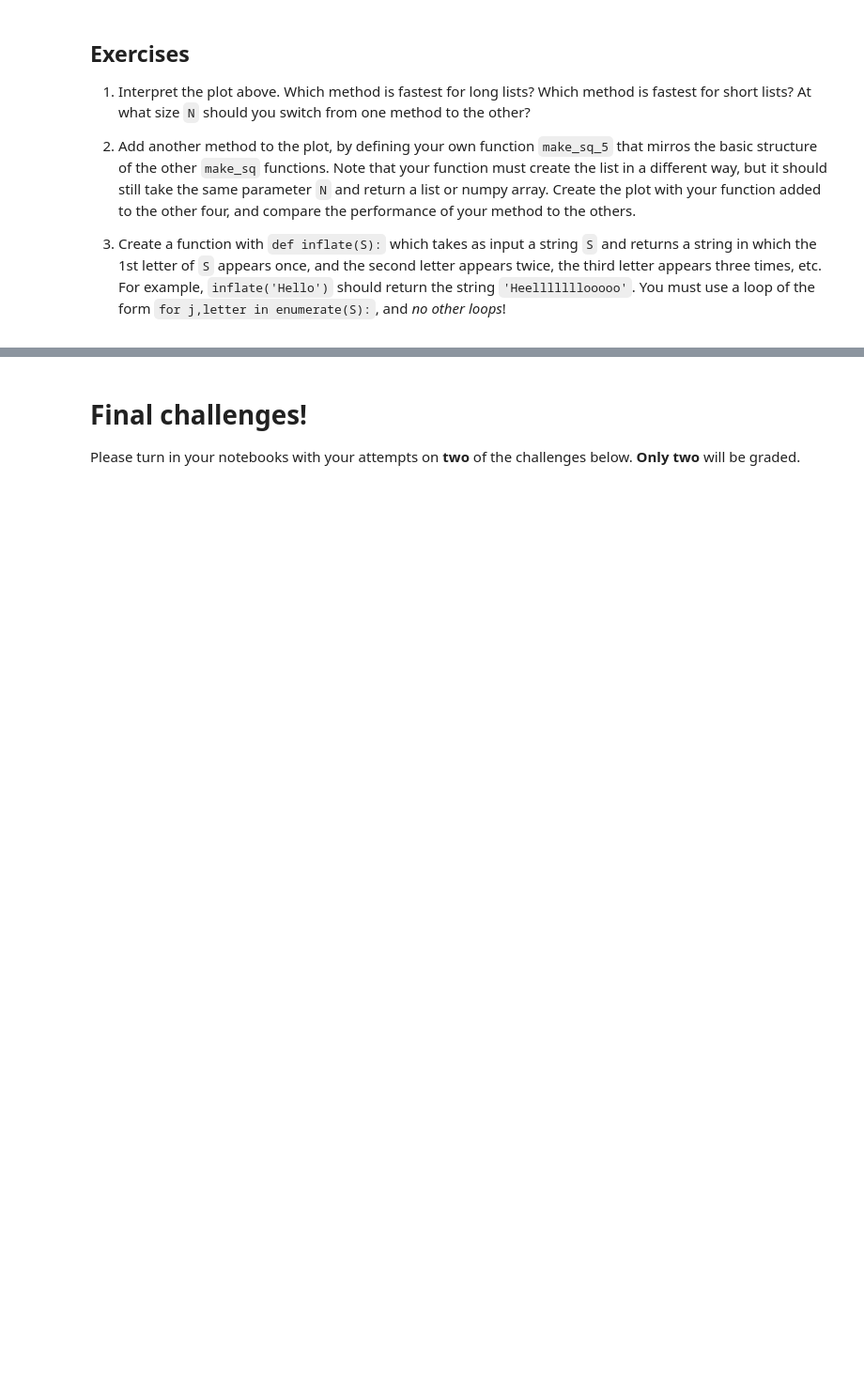
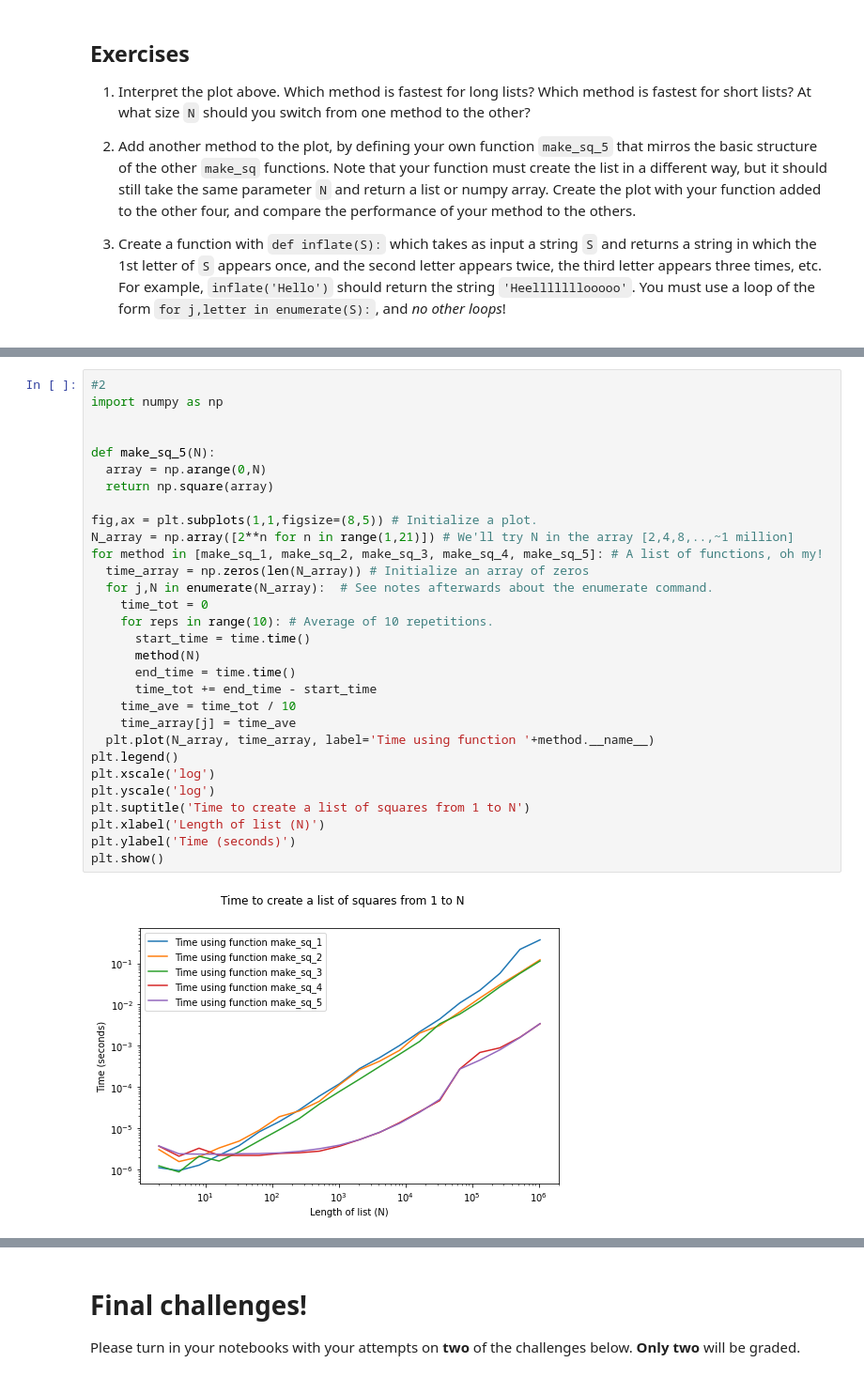
Before and after one commit to wyethl/Math-152, a Jupyter notebook: P4M_Notebook_5.ipynb, the cells around one changed output, grey strips where cells are left out. Shown at 94% size. Drawn from its saved outputs; the diff is of its cells as text; blank space fills up the shorter version.

```diff
--- a/P4M_Notebook_5.ipynb
+++ b/P4M_Notebook_5.ipynb
@@ -162,0 +193,32 @@ Put your solutions here.
+# %%
+#2
+import numpy as np
+
+
+def make_sq_5(N):
+  array = np.arange(0,N)
+  return np.square(array)
+
+fig,ax = plt.subplots(1,1,figsize=(8,5)) # Initialize a plot.
+N_array = np.array([2**n for n in range(1,21)]) # We'll try N in the array [2,4,8,..,~1 million]
+for method in [make_sq_1, make_sq_2, make_sq_3, make_sq_4, make_sq_5]: # A list of functions, oh my!
+  time_array = np.zeros(len(N_array)) # Initialize an array of zeros
+  for j,N in enumerate(N_array):  # See notes afterwards about the enumerate command.
+    time_tot = 0
+    for reps in range(10): # Average of 10 repetitions.
+      start_time = time.time()
+      method(N)
+      end_time = time.time()
+      time_tot += end_time - start_time
+    time_ave = time_tot / 10
+    time_array[j] = time_ave
+  plt.plot(N_array, time_array, label='Time using function '+method.__name__)
+plt.legend()
+plt.xscale('log')
+plt.yscale('log')
+plt.suptitle('Time to create a list of squares from 1 to N')
+plt.xlabel('Length of list (N)')
+plt.ylabel('Time (seconds)')
+plt.show()
+# %% [output]
+[figure, added]
```
Also changed, not shown: parts of 14 cells of this notebook.
